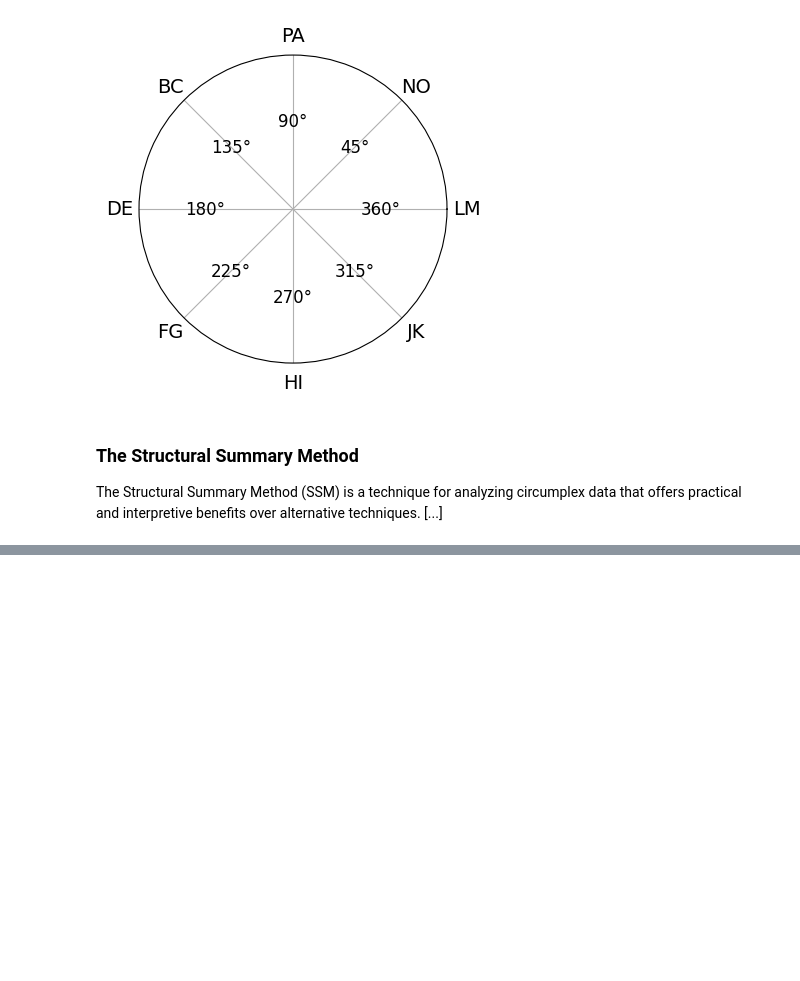
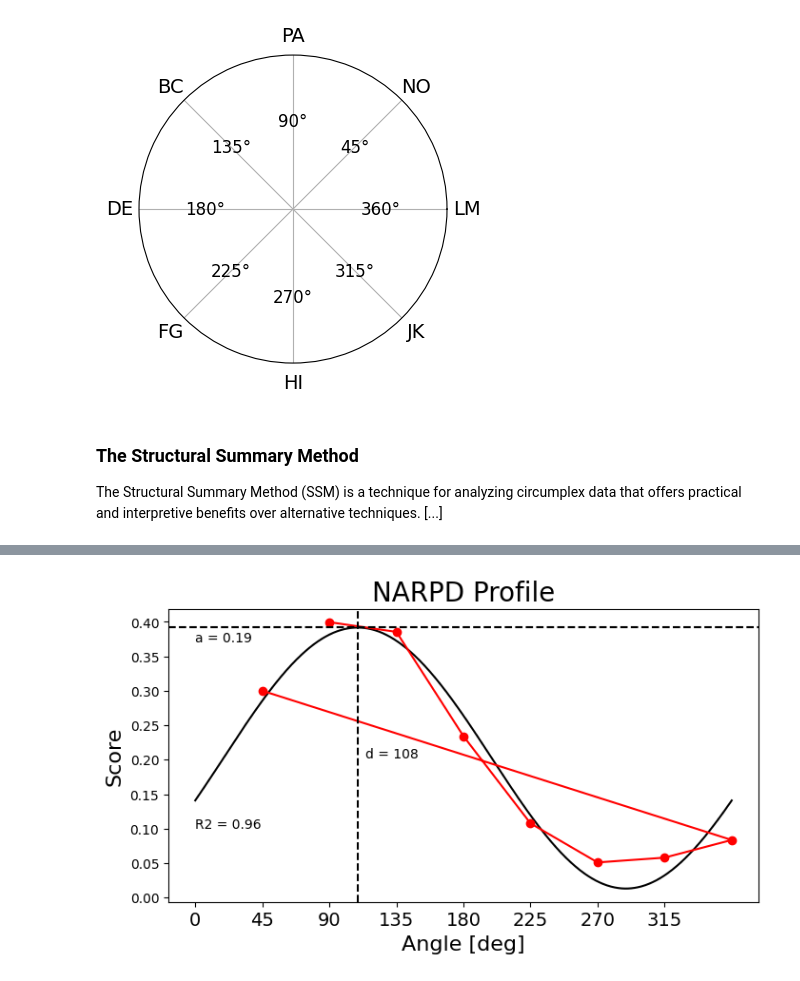
Before and after one commit to MitchellAcoustics/circumplex, a Jupyter notebook: docs/tutorials/Intro_to_SSM_Analysis.ipynb, the cells around one changed output, grey strips where cells are left out. Saved outputs shown, nothing was run; the diff lists cells and outputs as text; code cells hidden in the pictures; blank space fills up the shorter version.

```diff
--- a/docs/tutorials/Intro_to_SSM_Analysis.ipynb
+++ b/docs/tutorials/Intro_to_SSM_Analysis.ipynb
@@ -48,0 +84,4 @@ fig, ax = plt.subplots(figsize=(6, 4))
+# %%
+results.results[0].profile_plot();
+# %% [output]
+[figure, added]
```
Also changed, not shown: parts of 4 cells of this notebook, 12 other files.
